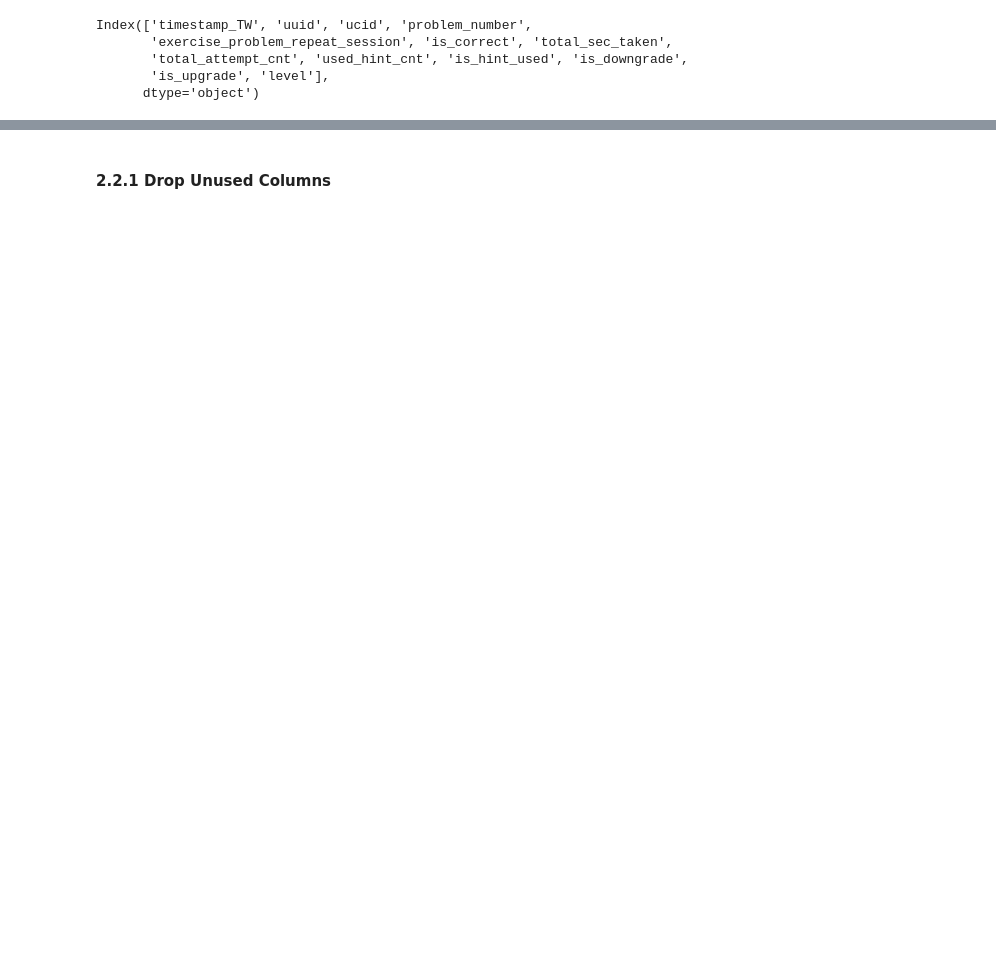
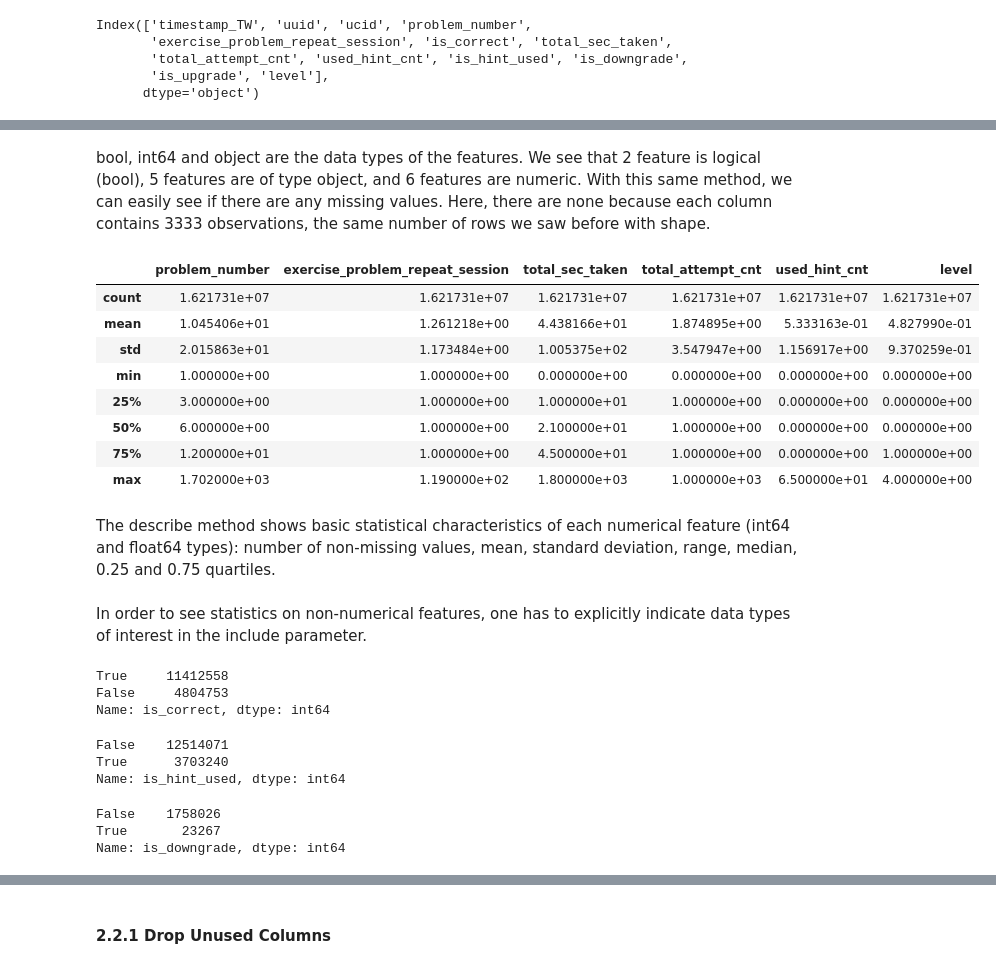
Before and after one commit to likweitan/Assessing-the-Readiness-of-HEI-in-Malaysia-to-Accept-Generation-Alpha, a Jupyter notebook: preprocessing_steps.ipynb, the cells around one changed output, grey strips where cells are left out. Cells and saved outputs as stored; diff of their text form; code cells hidden in the pictures; blank space fills up the shorter version.

```diff
--- a/preprocessing_steps.ipynb
+++ b/preprocessing_steps.ipynb
@@ -219,0 +415,36 @@ Index(['timestamp_TW', 'uuid', 'ucid', 'problem_number',
+# %% [markdown]
+bool, int64 and object are the data types of the features. We see that 2 feature is logical (bool), 5 features are of type object, and 6 features are numeric. With this same method, we can easily see if there are any missing values. Here, there are none because each column contains 3333 observations, the same number of rows we saw before with shape.
+# %%
+log_problem_raw_df.describe()
+# %% [output]
+|  | problem_number | exercise_problem_repeat_session | total_sec_taken | total_attempt_cnt | used_hint_cnt | level |
+| count | 1.621731e+07 | 1.621731e+07 | 1.621731e+07 | 1.621731e+07 | 1.621731e+07 | 1.621731e+07 |
+| mean | 1.045406e+01 | 1.261218e+00 | 4.438166e+01 | 1.874895e+00 | 5.333163e-01 | 4.827990e-01 |
+| std | 2.015863e+01 | 1.173484e+00 | 1.005375e+02 | 3.547947e+00 | 1.156917e+00 | 9.370259e-01 |
+| min | 1.000000e+00 | 1.000000e+00 | 0.000000e+00 | 0.000000e+00 | 0.000000e+00 | 0.000000e+00 |
+| 25% | 3.000000e+00 | 1.000000e+00 | 1.000000e+01 | 1.000000e+00 | 0.000000e+00 | 0.000000e+00 |
+| 50% | 6.000000e+00 | 1.000000e+00 | 2.100000e+01 | 1.000000e+00 | 0.000000e+00 | 0.000000e+00 |
+| 75% | 1.200000e+01 | 1.000000e+00 | 4.500000e+01 | 1.000000e+00 | 0.000000e+00 | 1.000000e+00 |
+| max | 1.702000e+03 | 1.190000e+02 | 1.800000e+03 | 1.000000e+03 | 6.500000e+01 | 4.000000e+00 |
+# %% [markdown]
+The describe method shows basic statistical characteristics of each numerical feature (int64 and float64 types): number of non-missing values, mean, standard deviation, range, median, 0.25 and 0.75 quartiles.
+# %% [markdown]
+In order to see statistics on non-numerical features, one has to explicitly indicate data types of interest in the include parameter.
+# %%
+log_problem_raw_df['is_correct'].value_counts()
+# %% [output]
+True     11412558
+False     4804753
+Name: is_correct, dtype: int64
+# %%
+log_problem_raw_df['is_hint_used'].value_counts()
+# %% [output]
+False    12514071
+True      3703240
+Name: is_hint_used, dtype: int64
+# %%
+log_problem_raw_df['is_downgrade'].value_counts()
+# %% [output]
+False    1758026
+True       23267
+Name: is_downgrade, dtype: int64
```
Also changed, not shown: parts of 47 cells of this notebook.
